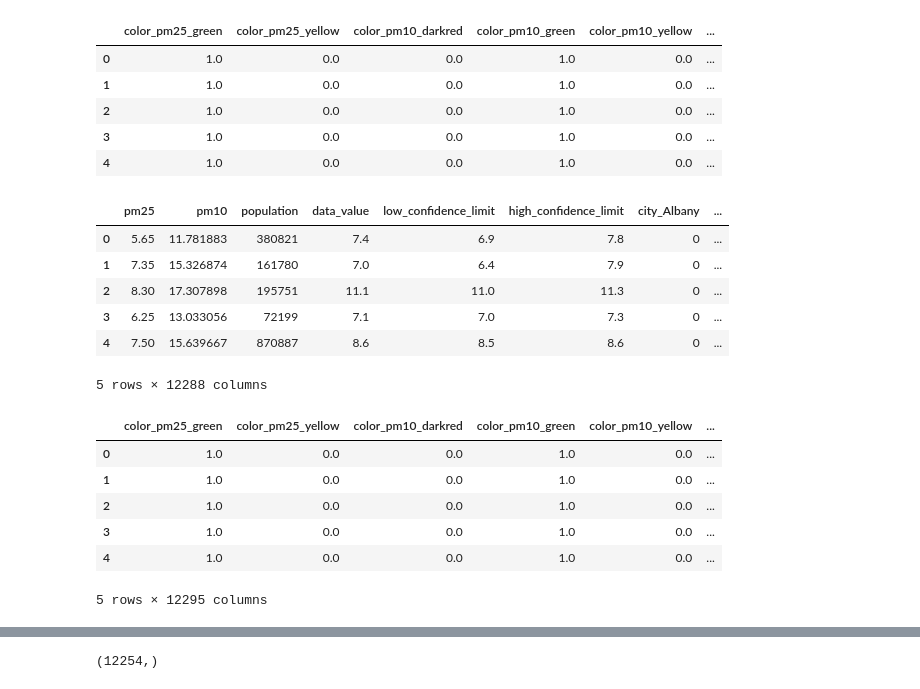
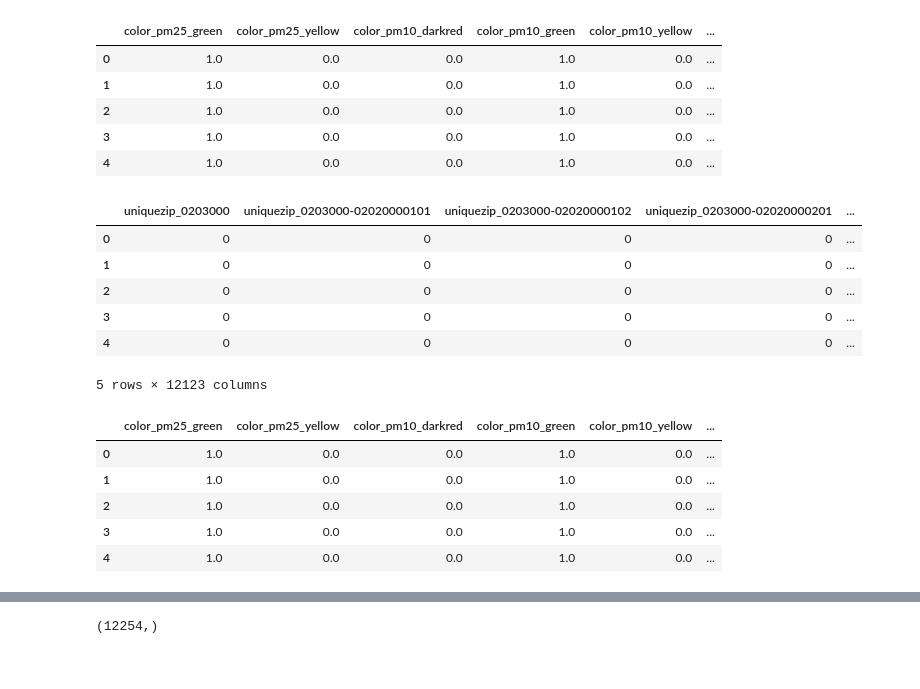
Before and after one commit to kmaluccio/group_7_project, a Jupyter notebook: Machine_learning_model.ipynb, the cells around one changed output, grey strips where cells are left out. Cells and saved outputs as stored; diff of their text form; code cells hidden in the pictures.

```diff
--- a/Machine_learning_model.ipynb
+++ b/Machine_learning_model.ipynb
@@ -53,6 +64,6 @@ dtype: object
 # df['data_value_type'].nunique() # 2 unique types
 
 # drop high and low confidence limits for machine learning model so there is no bias
-df.drop(['low_confidence_limit','high_confidence_limit'],inplace=True)
+df.drop(columns=['low_confidence_limit','high_confidence_limit'],inplace=True)
 df.head()
 # %% [output]
@@ -77,24 +93,20 @@ encode_df.head()
 # %%
 # Use pandas.get_dummies to convert columns with a large amount of unique entries
 
-# use the line below to drop the dash from unique zip
-# df["uniquezip"] = df["uniquezip"].str.replace('-','')
-
-dummies_df = pd.get_dummies(df[['city','uniquezip','state']], columns=['city', 'uniquezip', 'state'])
-dummies_df.drop(['color_pm10','color_pm25','data_value_type'], axis=1, inplace=True)
+# dummies_df = pd.get_dummies(df[['city','uniquezip','state']], columns=['city', 'uniquezip', 'state'])
+dummies_df = pd.get_dummies(df[['uniquezip']], columns=['uniquezip'])
 dummies_df.head()
 # %% [output]
-|  | pm25 | pm10 | population | data_value | low_confidence_limit | high_confidence_limit | city_Albany | ... |
-| 0 | 5.65 | 11.781883 | 380821 | 7.4 | 6.9 | 7.8 | 0 | ... |
-| 1 | 7.35 | 15.326874 | 161780 | 7.0 | 6.4 | 7.9 | 0 | ... |
-| 2 | 8.30 | 17.307898 | 195751 | 11.1 | 11.0 | 11.3 | 0 | ... |
-| 3 | 6.25 | 13.033056 | 72199 | 7.1 | 7.0 | 7.3 | 0 | ... |
-| 4 | 7.50 | 15.639667 | 870887 | 8.6 | 8.5 | 8.6 | 0 | ... |
+|  | uniquezip_0203000 | uniquezip_0203000-02020000101 | uniquezip_0203000-02020000102 | uniquezip_0203000-02020000201 | ... |
+| 0 | 0 | 0 | 0 | 0 | ... |
+| 1 | 0 | 0 | 0 | 0 | ... |
+| 2 | 0 | 0 | 0 | 0 | ... |
+| 3 | 0 | 0 | 0 | 0 | ... |
+| 4 | 0 | 0 | 0 | 0 | ... |
-5 rows × 12288 columns
+5 rows × 12123 columns
 # %%
 # Merge encoded dataframes with the remaining columns
-ml_df = df['pm10','pm25','population','data_value']
-ml_df = pd.concat([encode_df, dummies_df],axis=1)
+ml_df = pd.concat([encode_df, unchanged_df],axis=1) # took out dummies_df
 ml_df.head()
 # %% [output]
 |  | color_pm25_green | color_pm25_yellow | color_pm10_darkred | color_pm10_green | color_pm10_yellow | ... |
@@ -103,7 +115,6 @@ ml_df.head()
 | 2 | 1.0 | 0.0 | 0.0 | 1.0 | 0.0 | ... |
 | 3 | 1.0 | 0.0 | 0.0 | 1.0 | 0.0 | ... |
 | 4 | 1.0 | 0.0 | 0.0 | 1.0 | 0.0 | ... |
-5 rows × 12295 columns
 # %%
 # check to make sure all of the data types are correct for ML
 ml_df.dtypes
```
Also changed, not shown: parts of 26 cells of this notebook.
